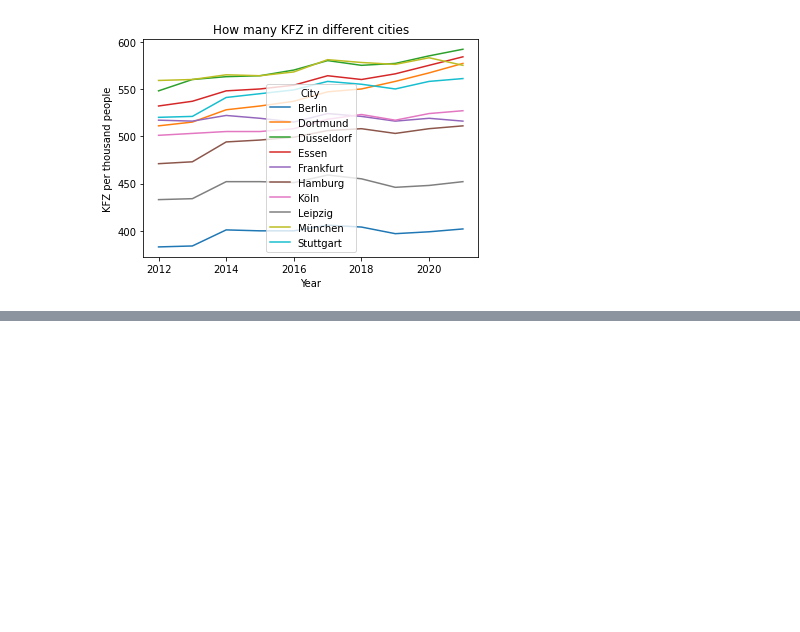
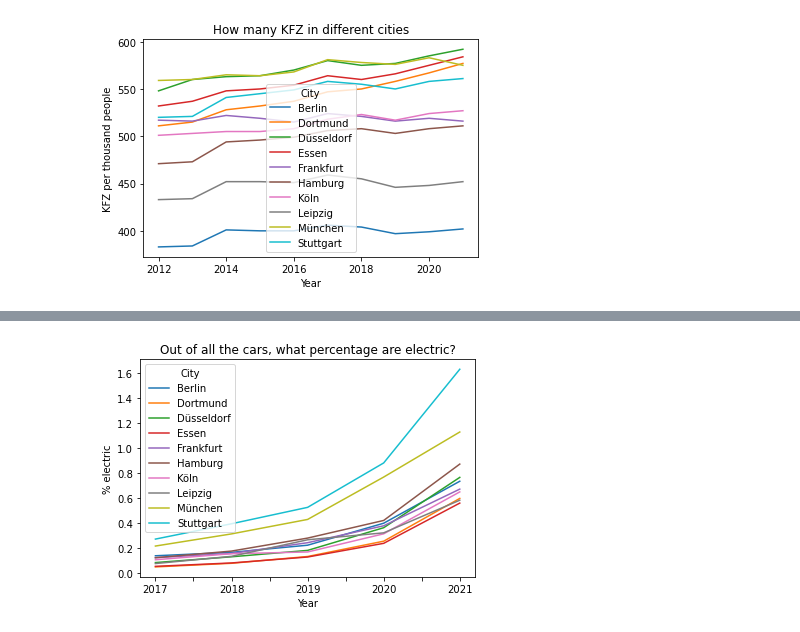
Before and after one commit to masumovic/Datenwissenschaftlair, a Jupyter notebook: Main.ipynb, the cells around one changed output, grey strips where cells are left out. Cells and saved outputs as stored; diff of their text form; code cells hidden in the pictures; blank space fills up the shorter version.

```diff
--- a/Main.ipynb
+++ b/Main.ipynb
@@ -429,0 +423,24 @@ plt.show()
+# %%
+#drop years before 2016 - where we don't have data for electric
+Elektro_df = df_pkw.drop(df_pkw[df_pkw.Year < 2017].index)
+
+#make a new column with percentage of electric cars out of total cars
+Elektro_df.iloc[:, 1:] = Elektro_df.iloc[:, 1:].astype(int)
+Elektro_df["Perc of PKW electric"] = 100*(Elektro_df["PKW Elektro"] / Elektro_df["PKW insgesamt"])
+Elektro_df.iloc[:, 1:2] = Elektro_df.iloc[:, 1:2].astype(str)
+
+#set year as index
+Elektro_graph = Elektro_df.set_index("Year")
+
+#group by city and choose KFZ per person as variable
+Elektro_graph = Elektro_graph.groupby('City')["Perc of PKW electric"]
+
+#create plot
+Elektro_graph.plot(x="Year", y="Perc of PKW electric",legend=True)
+plt.title('Out of all the cars, what percentage are electric?')
+plt.xlabel('Year')
+plt.ylabel('% electric')
+plt.legend(title='City')
+plt.show()
+# %% [output]
+[figure, added]
```
Also changed, not shown: parts of 3 cells of this notebook.
